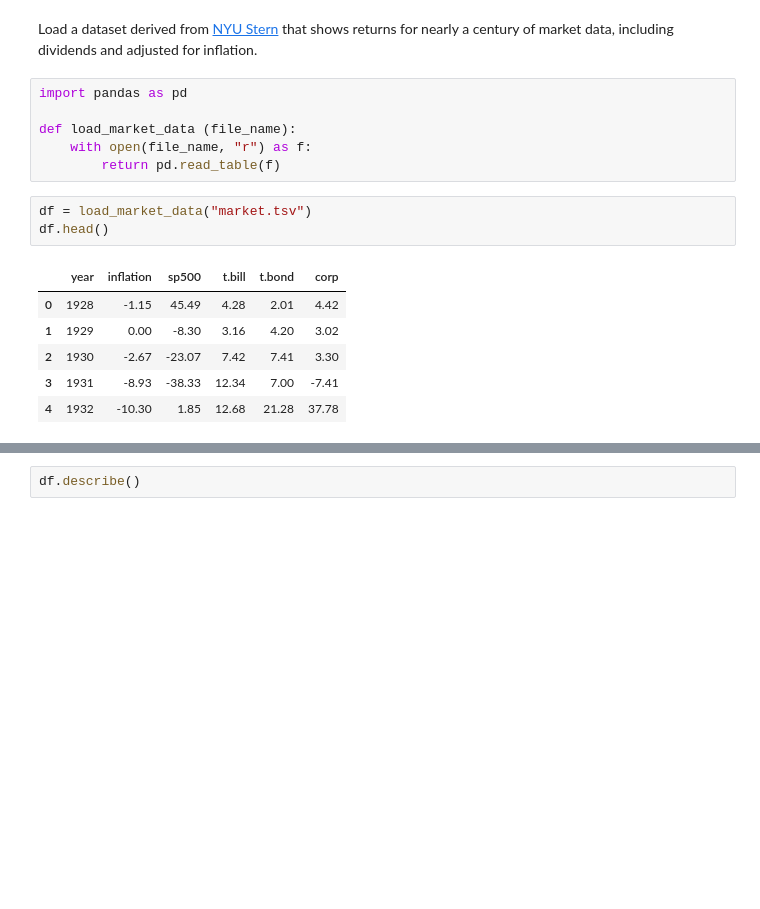
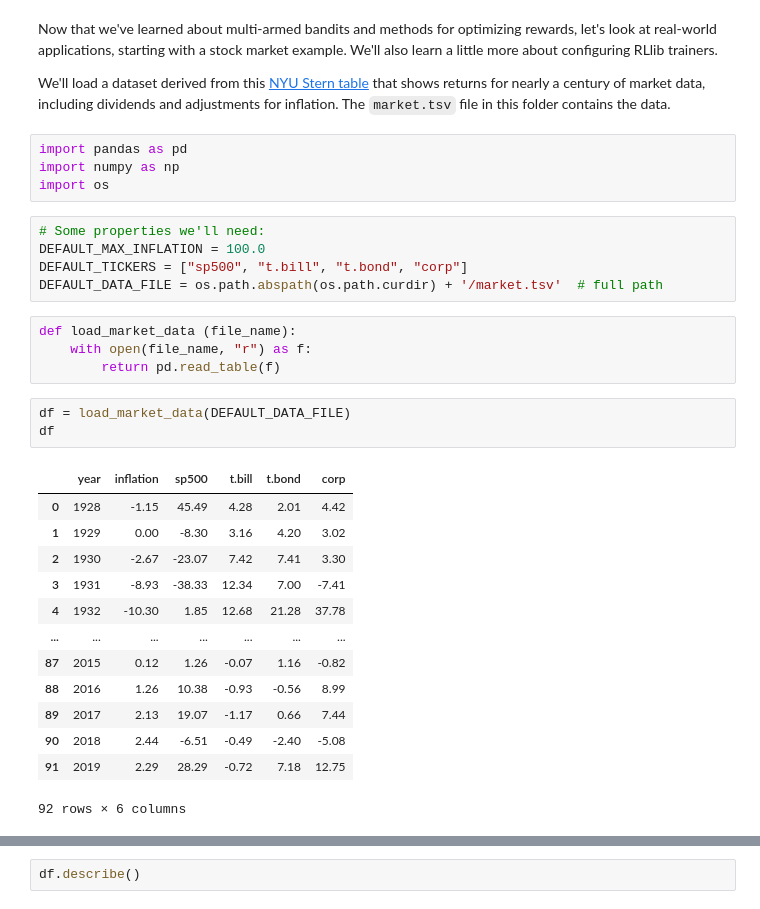
Before and after one commit to anyscale/academy, a Jupyter notebook: ray-rllib/multi-armed-bandits/06-Market-Example.ipynb, the cells around one changed output, grey strips where cells are left out. Drawn from its saved outputs; the diff is of its cells as text; blank space fills up the shorter version.

```diff
--- a/ray-rllib/multi-armed-bandits/06-Market-Example.ipynb
+++ b/ray-rllib/multi-armed-bandits/06-Market-Example.ipynb
@@ -5,20 +5,36 @@
 
 ![Anyscale Academy](../../images/AnyscaleAcademy_Logo_clearbanner_141x100.png)
 # %% [markdown]
-Load a dataset derived from [NYU Stern](http://pages.stern.nyu.edu/~adamodar/New_Home_Page/datafile/histretSP.html) that shows returns for nearly a century of market data, including dividends and adjusted for inflation.
+Now that we've learned about multi-armed bandits and methods for optimizing rewards, let's look at real-world applications, starting with a stock market example. We'll also learn a little more about configuring RLlib trainers.
+
+We'll load a dataset derived from this [NYU Stern table](http://pages.stern.nyu.edu/~adamodar/New_Home_Page/datafile/histretSP.html) that shows returns for nearly a century of market data, including dividends and adjustments for inflation. The `market.tsv` file in this folder contains the data.
+# %%
+import pandas as pd
+import numpy as np
+import os
+# %%
+# Some properties we'll need:
+DEFAULT_MAX_INFLATION = 100.0
+DEFAULT_TICKERS = ["sp500", "t.bill", "t.bond", "corp"]
+DEFAULT_DATA_FILE = os.path.abspath(os.path.curdir) + '/market.tsv'  # full path
 # %%
-import pandas as pd
-
 def load_market_data (file_name):
     with open(file_name, "r") as f:
         return pd.read_table(f)
 # %%
-df = load_market_data("market.tsv")
-df.head()
+df = load_market_data(DEFAULT_DATA_FILE)
+df
 # %% [output]
 |  | year | inflation | sp500 | t.bill | t.bond | corp |
 | 0 | 1928 | -1.15 | 45.49 | 4.28 | 2.01 | 4.42 |
 | 1 | 1929 | 0.00 | -8.30 | 3.16 | 4.20 | 3.02 |
 | 2 | 1930 | -2.67 | -23.07 | 7.42 | 7.41 | 3.30 |
 | 3 | 1931 | -8.93 | -38.33 | 12.34 | 7.00 | -7.41 |
 | 4 | 1932 | -10.30 | 1.85 | 12.68 | 21.28 | 37.78 |
+| ... | ... | ... | ... | ... | ... | ... |
+| 87 | 2015 | 0.12 | 1.26 | -0.07 | 1.16 | -0.82 |
+| 88 | 2016 | 1.26 | 10.38 | -0.93 | -0.56 | 8.99 |
+| 89 | 2017 | 2.13 | 19.07 | -1.17 | 0.66 | 7.44 |
+| 90 | 2018 | 2.44 | -6.51 | -0.49 | -2.40 | -5.08 |
+| 91 | 2019 | 2.29 | 28.29 | -0.72 | 7.18 | 12.75 |
+92 rows × 6 columns
```
Also changed, not shown: parts of 46 cells of this notebook, 6 other files.
